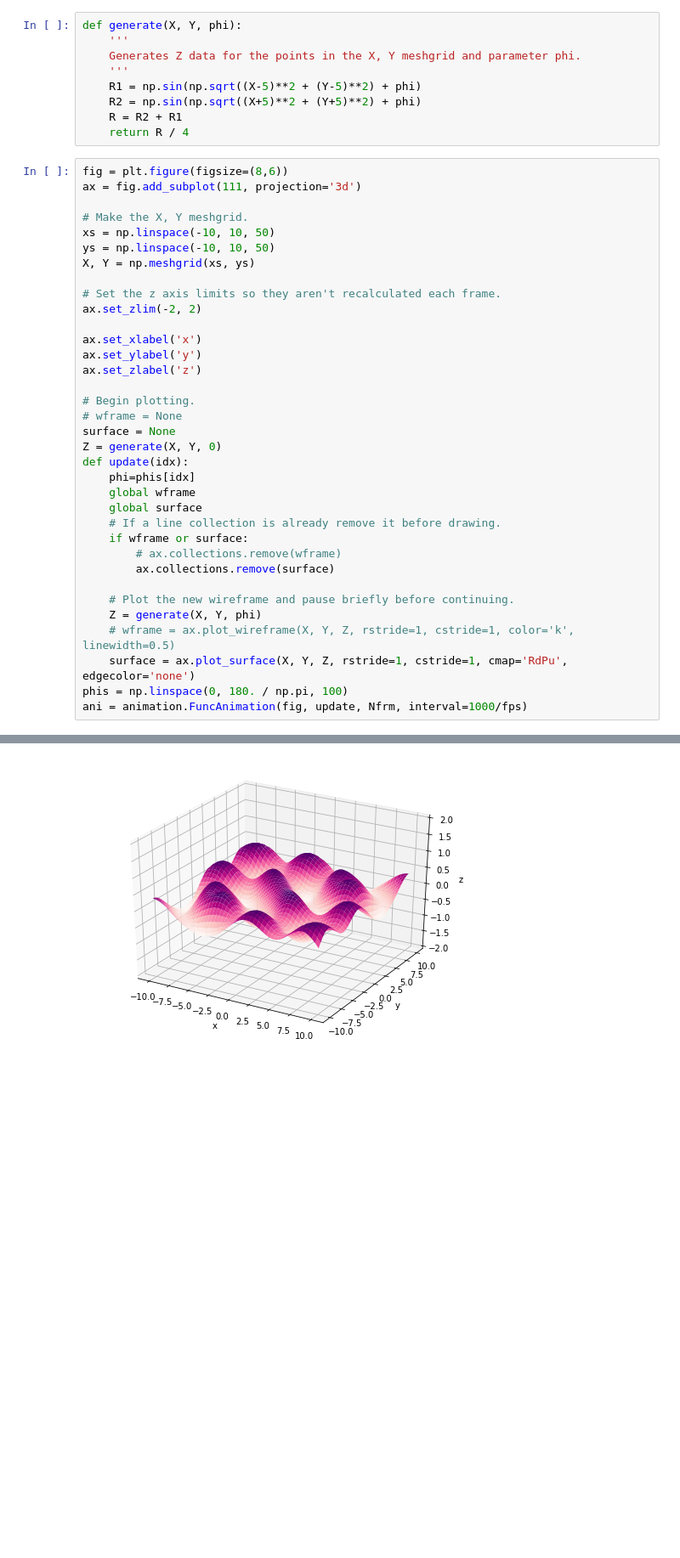
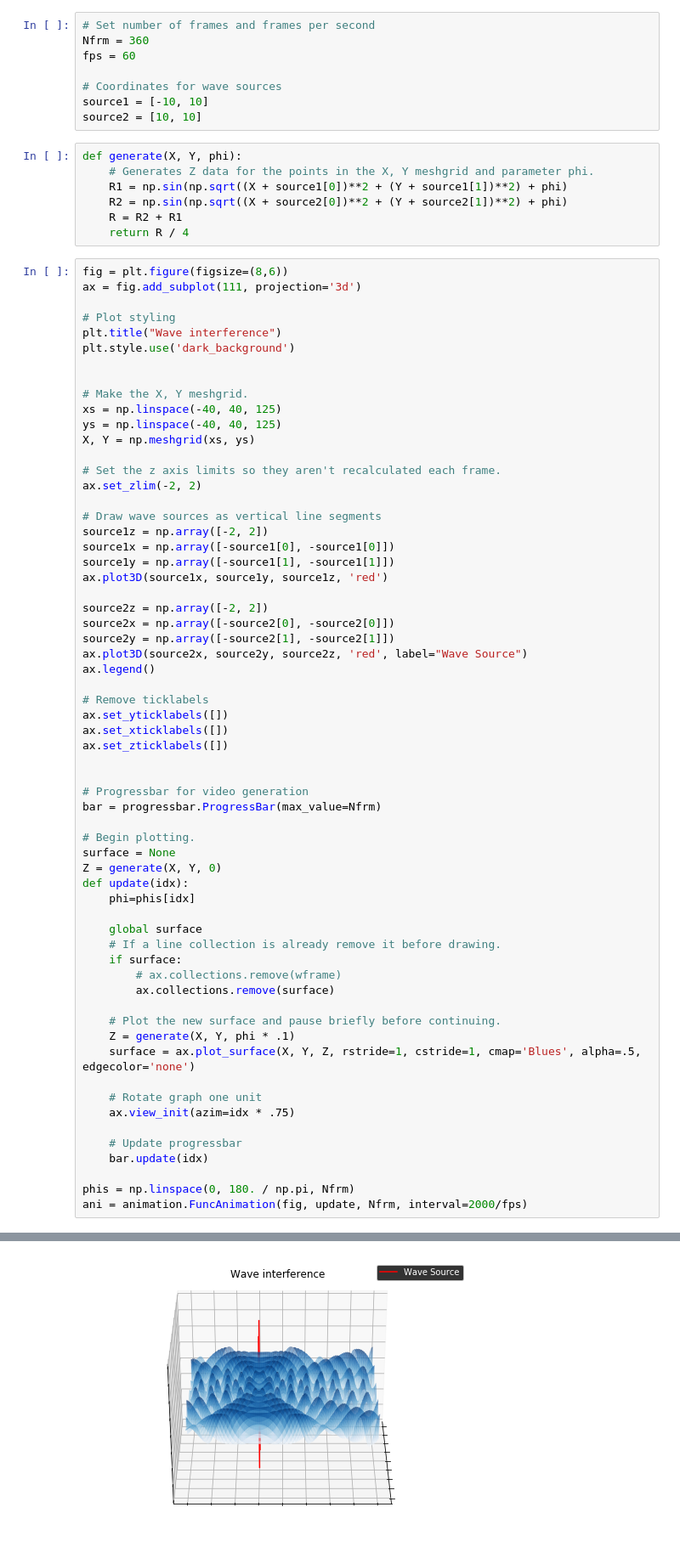
Before and after one commit to CharlesAverill/double_slit, a Jupyter notebook: double_slit.ipynb, the cells around one changed output, grey strips where cells are left out. Shown at 85% size. Drawn from its saved outputs; the diff is of its cells as text; blank space fills up the shorter version.

```diff
--- a/double_slit.ipynb
+++ b/double_slit.ipynb
@@ -11,45 +9,78 @@ fps = 10
+# %%
+# Set number of frames and frames per second
+Nfrm = 360
+fps = 60
+
+# Coordinates for wave sources
+source1 = [-10, 10]
+source2 = [10, 10]
 # %%
 def generate(X, Y, phi):
-    '''
-    Generates Z data for the points in the X, Y meshgrid and parameter phi.
-    '''
-    R1 = np.sin(np.sqrt((X-5)**2 + (Y-5)**2) + phi)
-    R2 = np.sin(np.sqrt((X+5)**2 + (Y+5)**2) + phi)
+    # Generates Z data for the points in the X, Y meshgrid and parameter phi.
+    R1 = np.sin(np.sqrt((X + source1[0])**2 + (Y + source1[1])**2) + phi)
+    R2 = np.sin(np.sqrt((X + source2[0])**2 + (Y + source2[1])**2) + phi)
     R = R2 + R1
     return R / 4
 # %%
 fig = plt.figure(figsize=(8,6))
 ax = fig.add_subplot(111, projection='3d')
 
+# Plot styling
+plt.title("Wave interference")
+plt.style.use('dark_background')
+
+
 # Make the X, Y meshgrid.
-xs = np.linspace(-10, 10, 50)
-ys = np.linspace(-10, 10, 50)
+xs = np.linspace(-40, 40, 125)
+ys = np.linspace(-40, 40, 125)
 X, Y = np.meshgrid(xs, ys)
 
 # Set the z axis limits so they aren't recalculated each frame.
 ax.set_zlim(-2, 2)
 
-ax.set_xlabel('x')
-ax.set_ylabel('y')
-ax.set_zlabel('z')
+# Draw wave sources as vertical line segments
+source1z = np.array([-2, 2])
+source1x = np.array([-source1[0], -source1[0]])
+source1y = np.array([-source1[1], -source1[1]])
+ax.plot3D(source1x, source1y, source1z, 'red')
+
+source2z = np.array([-2, 2])
+source2x = np.array([-source2[0], -source2[0]])
+source2y = np.array([-source2[1], -source2[1]])
+ax.plot3D(source2x, source2y, source2z, 'red', label="Wave Source")
+ax.legend()
+
+# Remove ticklabels
+ax.set_yticklabels([])
+ax.set_xticklabels([])
+ax.set_zticklabels([])
+
+
+# Progressbar for video generation
+bar = progressbar.ProgressBar(max_value=Nfrm)
 
 # Begin plotting.
-# wframe = None
 surface = None
 Z = generate(X, Y, 0)
 def update(idx):
     phi=phis[idx]
-    global wframe
+
     global surface
     # If a line collection is already remove it before drawing.
-    if wframe or surface:
+    if surface:
         # ax.collections.remove(wframe)
         ax.collections.remove(surface)
 
-    # Plot the new wireframe and pause briefly before continuing.
-    Z = generate(X, Y, phi)
-    # wframe = ax.plot_wireframe(X, Y, Z, rstride=1, cstride=1, color='k', linewidth=0.5)
-    surface = ax.plot_surface(X, Y, Z, rstride=1, cstride=1, cmap='RdPu', edgecolor='none')
-phis = np.linspace(0, 180. / np.pi, 100)
-ani = animation.FuncAnimation(fig, update, Nfrm, interval=1000/fps)
+    # Plot the new surface and pause briefly before continuing.
+    Z = generate(X, Y, phi * .1)
+    surface = ax.plot_surface(X, Y, Z, rstride=1, cstride=1, cmap='Blues', alpha=.5, edgecolor='none')
+
+    # Rotate graph one unit
+    ax.view_init(azim=idx * .75)
+
+    # Update progressbar
+    bar.update(idx)
+
+phis = np.linspace(0, 180. / np.pi, Nfrm)
+ani = animation.FuncAnimation(fig, update, Nfrm, interval=2000/fps)
 # %% [output]
@@ -56,2 +88,2 @@ ani = animation.FuncAnimation(fig, update, Nfrm, interval=1000/fps)
-[figure, old version]
+[figure, new version]
 # %%
```
Also changed, not shown: parts of 4 cells of this notebook.
